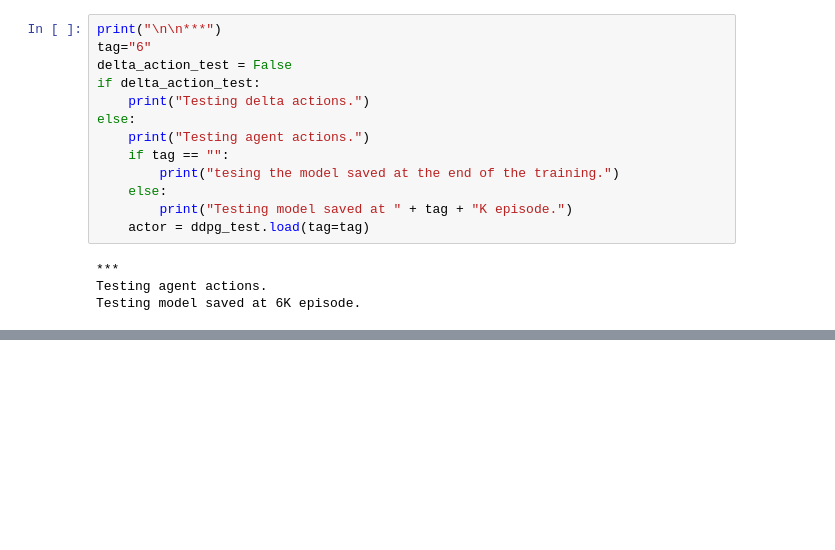
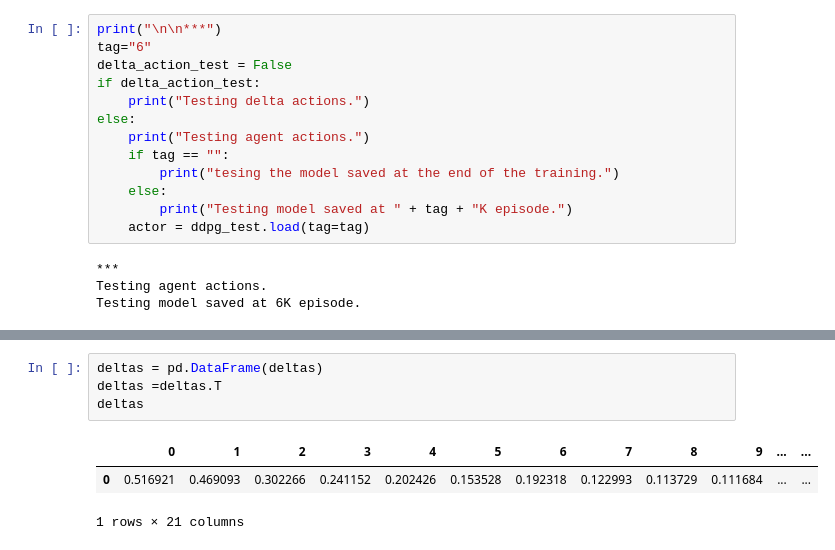
Before and after one commit to Antoinebattini/Deep_hedging_research, a Jupyter notebook: Deep_Hedging/Deep_hedging_Hull/Train_Critric_fix.ipynb, the cells around one changed output, grey strips where cells are left out. Cells and saved outputs as stored; diff of their text form; blank space fills up the shorter version.

```diff
--- a/Deep_Hedging/Deep_hedging_Hull/Train_Critric_fix.ipynb
+++ b/Deep_Hedging/Deep_hedging_Hull/Train_Critric_fix.ipynb
@@ -1087,0 +1074,8 @@ ValueError: setting an array element with a sequence. The requested array has an
+# %%
+deltas = pd.DataFrame(deltas)
+deltas =deltas.T
+deltas
+# %% [output]
+|  | 0 | 1 | 2 | 3 | 4 | 5 | 6 | 7 | 8 | 9 | ... | ... |
+| 0 | 0.516921 | 0.469093 | 0.302266 | 0.241152 | 0.202426 | 0.153528 | 0.192318 | 0.122993 | 0.113729 | 0.111684 | ... | ... |
+1 rows × 21 columns
```
Also changed, not shown: parts of 9 cells of this notebook.
